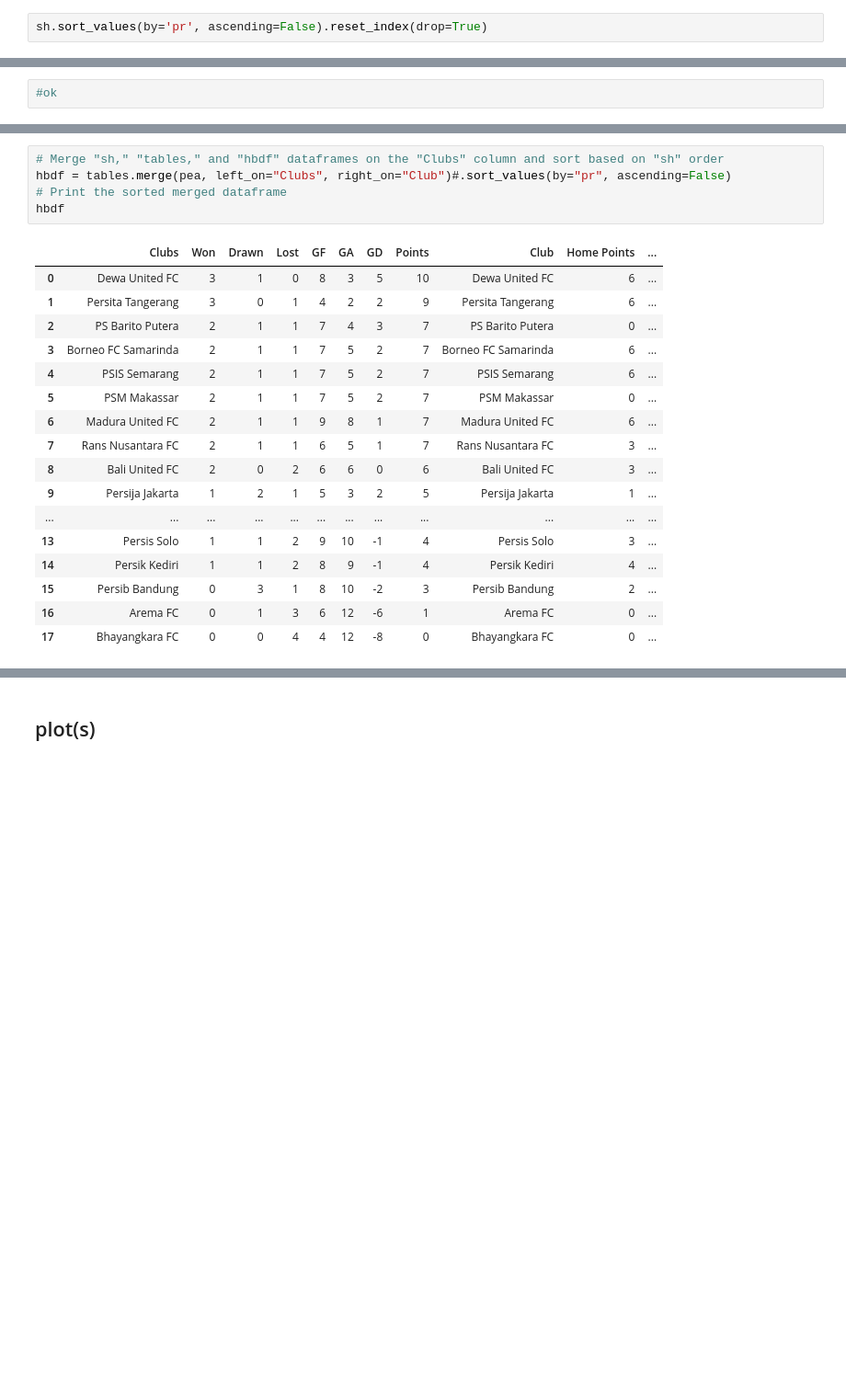
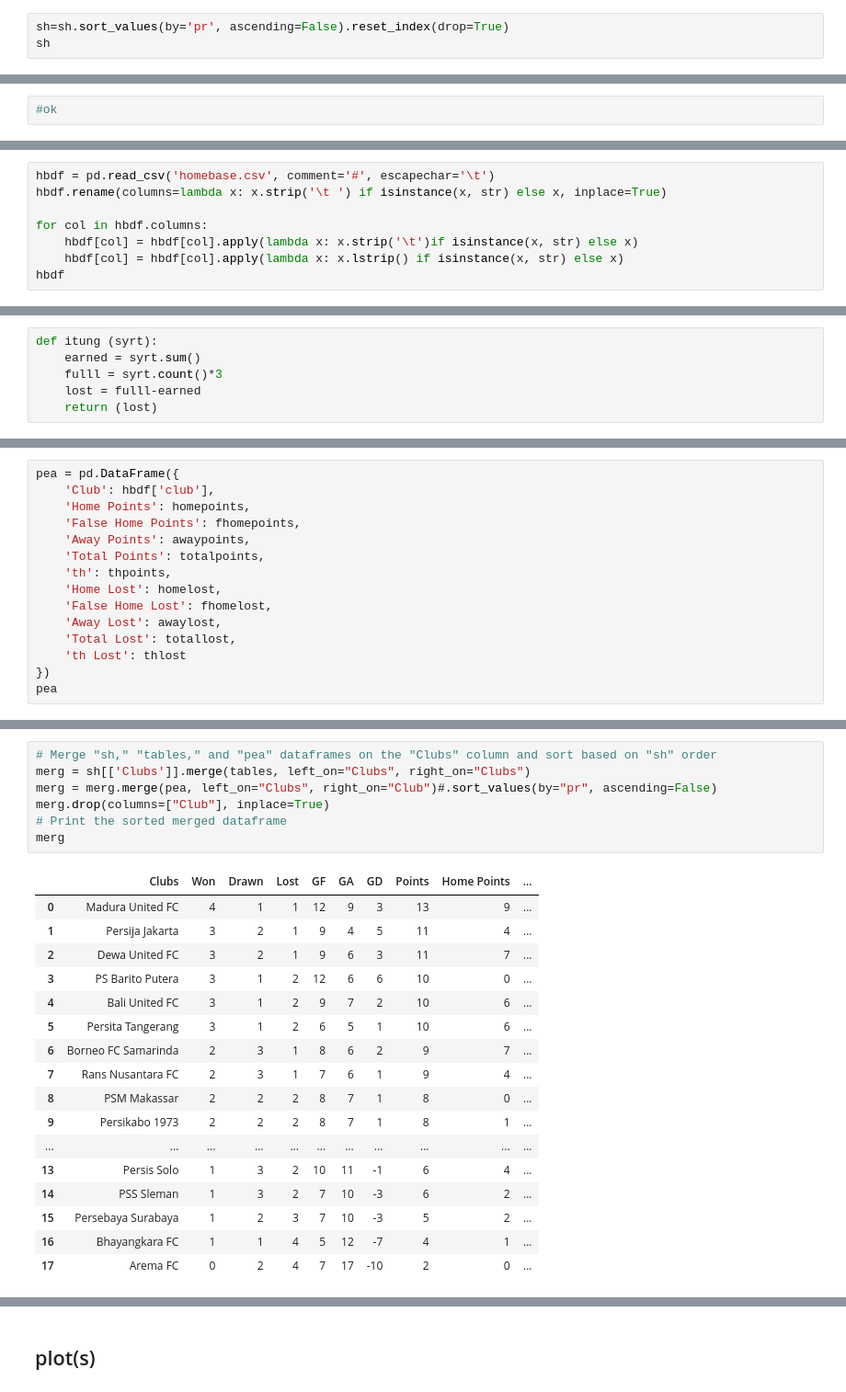
Before and after one commit to lpttprnc/liga-1, a Jupyter notebook: cek123dicoba.ipynb, the cells around one changed output, grey strips where cells are left out. Shown at 92% size. Drawn from its saved outputs; the diff is of its cells as text; blank space fills up the shorter version.

```diff
--- a/cek123dicoba.ipynb
+++ b/cek123dicoba.ipynb
@@ -395,4 +399,5 @@ gabisa
 # %%
-sh.sort_values(by='pr', ascending=False).reset_index(drop=True)
+sh=sh.sort_values(by='pr', ascending=False).reset_index(drop=True)
+sh
 # %% [output]
 |  | Clubs | Points | pr |
@@ -590,0 +568,8 @@ pea
+# %%
+hbdf = pd.read_csv('homebase.csv', comment='#', escapechar='\t')
+hbdf.rename(columns=lambda x: x.strip('\t ') if isinstance(x, str) else x, inplace=True)
+
+for col in hbdf.columns:
+    hbdf[col] = hbdf[col].apply(lambda x: x.strip('\t')if isinstance(x, str) else x)
+    hbdf[col] = hbdf[col].apply(lambda x: x.lstrip() if isinstance(x, str) else x)
+hbdf
@@ -590,0 +620,6 @@ pea
+# %%
+def itung (syrt):
+    earned = syrt.sum()
+    fulll = syrt.count()*3
+    lost = fulll-earned
+    return (lost)
@@ -590,0 +651,15 @@ pea
+# %%
+pea = pd.DataFrame({
+    'Club': hbdf['club'],
+    'Home Points': homepoints,
+    'False Home Points': fhomepoints,
+    'Away Points': awaypoints,
+    'Total Points': totalpoints,
+    'th': thpoints,
+    'Home Lost': homelost,
+    'False Home Lost': fhomelost,
+    'Away Lost': awaylost,
+    'Total Lost': totallost,
+    'th Lost': thlost
+})
+pea
@@ -591,23 +684,25 @@ pea
 # %%
-# Merge "sh," "tables," and "hbdf" dataframes on the "Clubs" column and sort based on "sh" order
-hbdf = tables.merge(pea, left_on="Clubs", right_on="Club")#.sort_values(by="pr", ascending=False)
+# Merge "sh," "tables," and "pea" dataframes on the "Clubs" column and sort based on "sh" order
+merg = sh[['Clubs']].merge(tables, left_on="Clubs", right_on="Clubs")
+merg = merg.merge(pea, left_on="Clubs", right_on="Club")#.sort_values(by="pr", ascending=False)
+merg.drop(columns=["Club"], inplace=True)
 # Print the sorted merged dataframe
-hbdf
+merg
 # %% [output]
-|  | Clubs | Won | Drawn | Lost | GF | GA | GD | Points | Club | Home Points | ... |
-| 0 | Dewa United FC | 3 | 1 | 0 | 8 | 3 | 5 | 10 | Dewa United FC | 6 | ... |
-| 1 | Persita Tangerang | 3 | 0 | 1 | 4 | 2 | 2 | 9 | Persita Tangerang | 6 | ... |
-| 2 | PS Barito Putera | 2 | 1 | 1 | 7 | 4 | 3 | 7 | PS Barito Putera | 0 | ... |
-| 3 | Borneo FC Samarinda | 2 | 1 | 1 | 7 | 5 | 2 | 7 | Borneo FC Samarinda | 6 | ... |
-| 4 | PSIS Semarang | 2 | 1 | 1 | 7 | 5 | 2 | 7 | PSIS Semarang | 6 | ... |
-| 5 | PSM Makassar | 2 | 1 | 1 | 7 | 5 | 2 | 7 | PSM Makassar | 0 | ... |
-| 6 | Madura United FC | 2 | 1 | 1 | 9 | 8 | 1 | 7 | Madura United FC | 6 | ... |
-| 7 | Rans Nusantara FC | 2 | 1 | 1 | 6 | 5 | 1 | 7 | Rans Nusantara FC | 3 | ... |
-| 8 | Bali United FC | 2 | 0 | 2 | 6 | 6 | 0 | 6 | Bali United FC | 3 | ... |
-| 9 | Persija Jakarta | 1 | 2 | 1 | 5 | 3 | 2 | 5 | Persija Jakarta | 1 | ... |
-| ... | ... | ... | ... | ... | ... | ... | ... | ... | ... | ... | ... |
-| 13 | Persis Solo | 1 | 1 | 2 | 9 | 10 | -1 | 4 | Persis Solo | 3 | ... |
-| 14 | Persik Kediri | 1 | 1 | 2 | 8 | 9 | -1 | 4 | Persik Kediri | 4 | ... |
-| 15 | Persib Bandung | 0 | 3 | 1 | 8 | 10 | -2 | 3 | Persib Bandung | 2 | ... |
-| 16 | Arema FC | 0 | 1 | 3 | 6 | 12 | -6 | 1 | Arema FC | 0 | ... |
-| 17 | Bhayangkara FC | 0 | 0 | 4 | 4 | 12 | -8 | 0 | Bhayangkara FC | 0 | ... |
+|  | Clubs | Won | Drawn | Lost | GF | GA | GD | Points | Home Points | ... |
+| 0 | Madura United FC | 4 | 1 | 1 | 12 | 9 | 3 | 13 | 9 | ... |
+| 1 | Persija Jakarta | 3 | 2 | 1 | 9 | 4 | 5 | 11 | 4 | ... |
+| 2 | Dewa United FC | 3 | 2 | 1 | 9 | 6 | 3 | 11 | 7 | ... |
+| 3 | PS Barito Putera | 3 | 1 | 2 | 12 | 6 | 6 | 10 | 0 | ... |
+| 4 | Bali United FC | 3 | 1 | 2 | 9 | 7 | 2 | 10 | 6 | ... |
+| 5 | Persita Tangerang | 3 | 1 | 2 | 6 | 5 | 1 | 10 | 6 | ... |
+| 6 | Borneo FC Samarinda | 2 | 3 | 1 | 8 | 6 | 2 | 9 | 7 | ... |
+| 7 | Rans Nusantara FC | 2 | 3 | 1 | 7 | 6 | 1 | 9 | 4 | ... |
+| 8 | PSM Makassar | 2 | 2 | 2 | 8 | 7 | 1 | 8 | 0 | ... |
+| 9 | Persikabo 1973 | 2 | 2 | 2 | 8 | 7 | 1 | 8 | 1 | ... |
+| ... | ... | ... | ... | ... | ... | ... | ... | ... | ... | ... |
+| 13 | Persis Solo | 1 | 3 | 2 | 10 | 11 | -1 | 6 | 4 | ... |
+| 14 | PSS Sleman | 1 | 3 | 2 | 7 | 10 | -3 | 6 | 2 | ... |
+| 15 | Persebaya Surabaya | 1 | 2 | 3 | 7 | 10 | -3 | 5 | 2 | ... |
+| 16 | Bhayangkara FC | 1 | 1 | 4 | 5 | 12 | -7 | 4 | 1 | ... |
+| 17 | Arema FC | 0 | 2 | 4 | 7 | 17 | -10 | 2 | 0 | ... |
```
Also changed, not shown: parts of 22 cells of this notebook.
